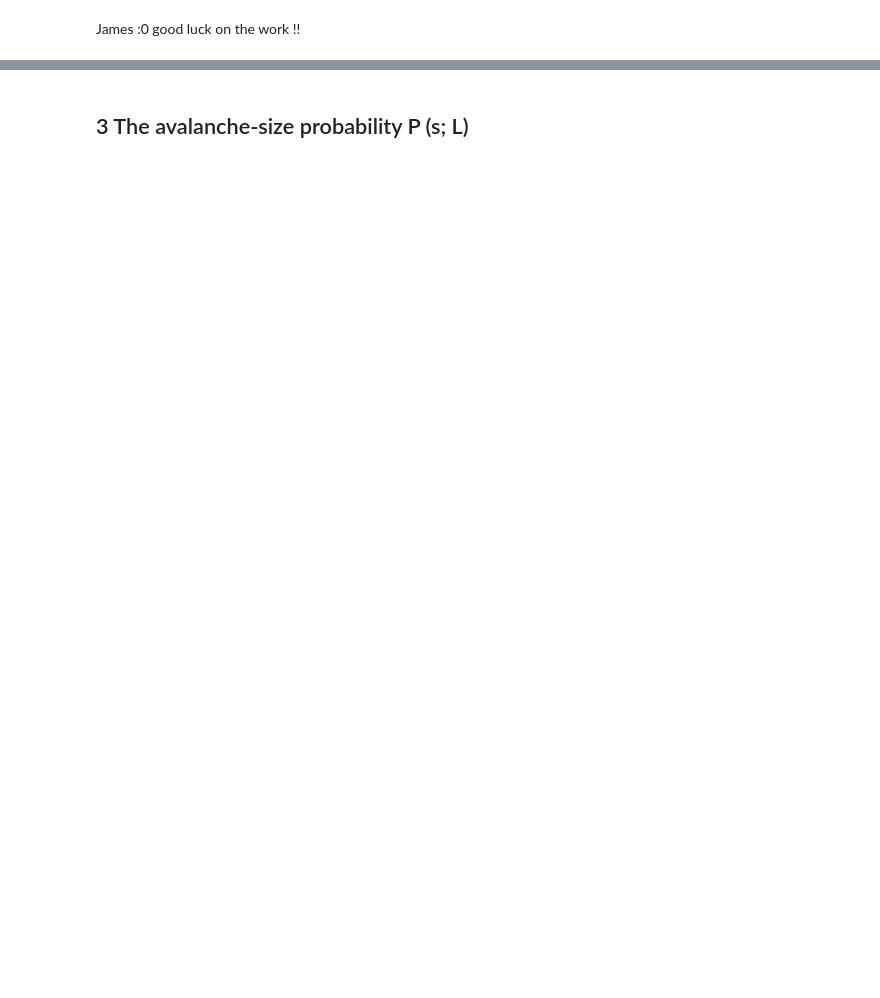
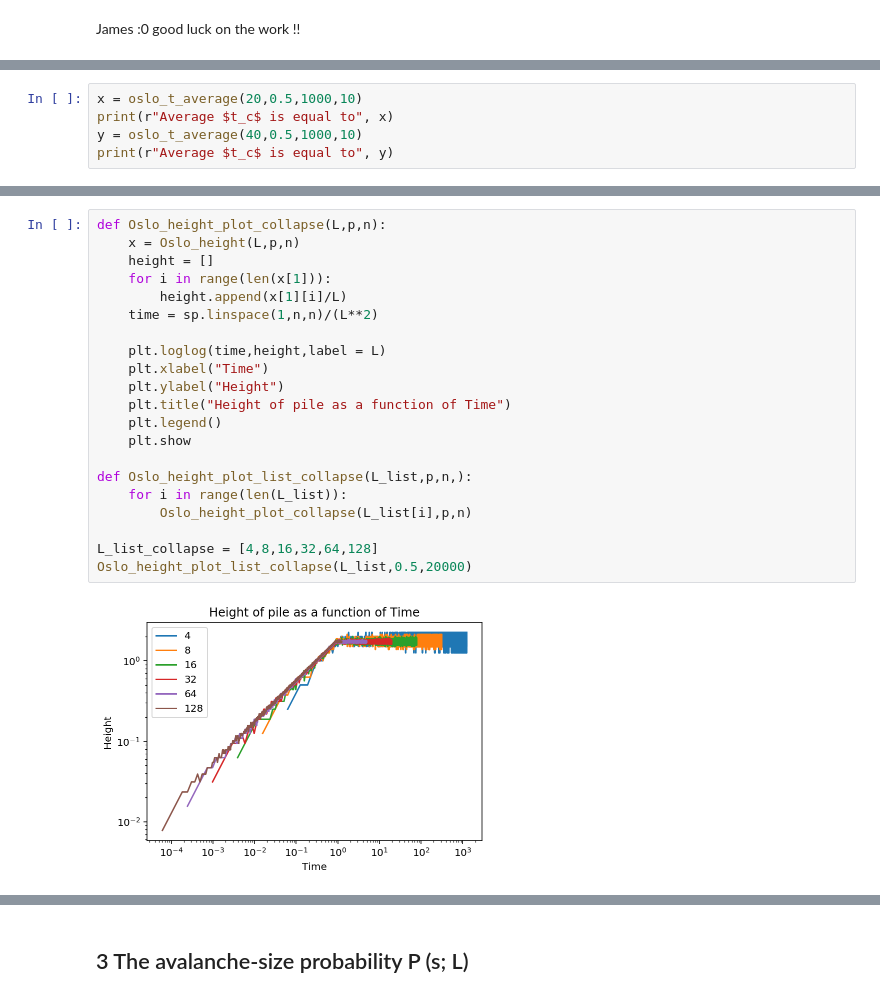
Before and after one commit to yooxiang/Complexity_Oslo, a Jupyter notebook: Self-Organised_Critical_Model.ipynb, the cells around one changed output, grey strips where cells are left out. Drawn from its saved outputs; the diff is of its cells as text; blank space fills up the shorter version.

```diff
--- a/Self-Organised_Critical_Model.ipynb
+++ b/Self-Organised_Critical_Model.ipynb
@@ -210,0 +287,5 @@ James :0 good luck on the work !!
+# %%
+x = oslo_t_average(20,0.5,1000,10)
+print(r"Average $t_c$ is equal to", x)
+y = oslo_t_average(40,0.5,1000,10)
+print(r"Average $t_c$ is equal to", y)
@@ -210,0 +317,23 @@ James :0 good luck on the work !!
+# %%
+def Oslo_height_plot_collapse(L,p,n):
+    x = Oslo_height(L,p,n)
+    height = []
+    for i in range(len(x[1])):
+        height.append(x[1][i]/L)
+    time = sp.linspace(1,n,n)/(L**2)
+
+    plt.loglog(time,height,label = L)
+    plt.xlabel("Time")
+    plt.ylabel("Height")
+    plt.title("Height of pile as a function of Time")
+    plt.legend()
+    plt.show
+
+def Oslo_height_plot_list_collapse(L_list,p,n,):
+    for i in range(len(L_list)):
+        Oslo_height_plot_collapse(L_list[i],p,n)
+
+L_list_collapse = [4,8,16,32,64,128]
+Oslo_height_plot_list_collapse(L_list,0.5,20000)
+# %% [output]
+[figure, added]
```
Also changed, not shown: parts of 25 cells of this notebook.
